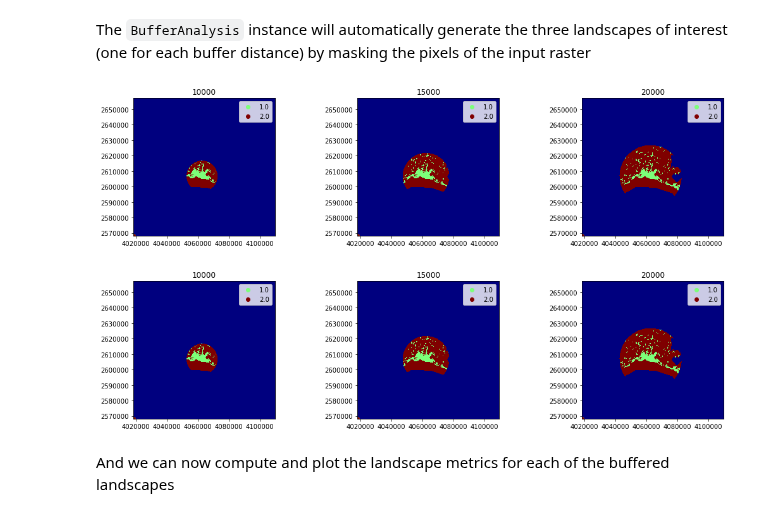
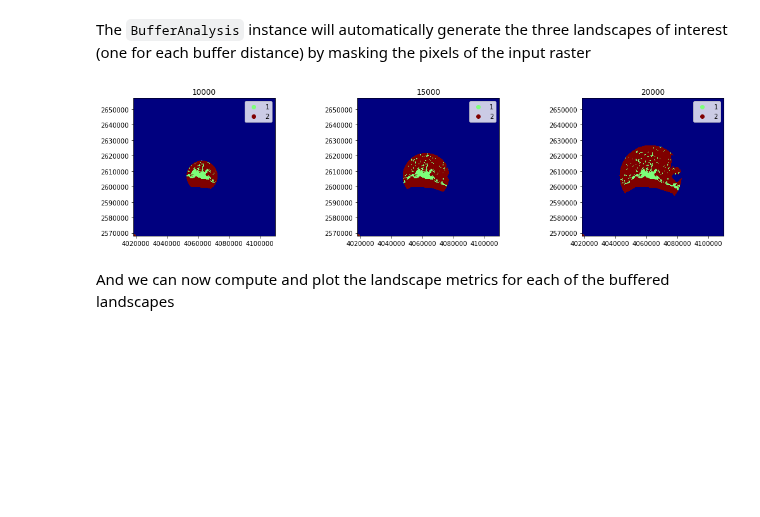
Before and after one commit to martibosch/pylandstats-notebooks, a Jupyter notebook: notebooks/03-gradient-analysis.ipynb, the cells around one changed output. Saved outputs shown, nothing was run; the diff lists cells and outputs as text; code cells hidden in the pictures; blank space fills up the shorter version.

```diff
--- a/notebooks/03-gradient-analysis.ipynb
+++ b/notebooks/03-gradient-analysis.ipynb
@@ -48,11 +48,10 @@ ba = pls.BufferAnalysis(input_filepath,
                         base_mask_crs=base_mask_crs)
 # %% [markdown]
 The `BufferAnalysis` instance will automatically generate the three landscapes of interest (one for each buffer distance) by masking the pixels of the input raster
-# %%
-ba.plot_landscapes()
-# %% [output]
-[figure, removed]
-[figure, removed]
+# %%
+fig = ba.plot_landscapes()
+# %% [output]
+[figure, added]
 # %% [markdown]
 And we can now compute and plot the landscape metrics for each of the buffered landscapes
 # %%
```
Also changed, not shown: parts of 12 cells of this notebook, 3 other files.
